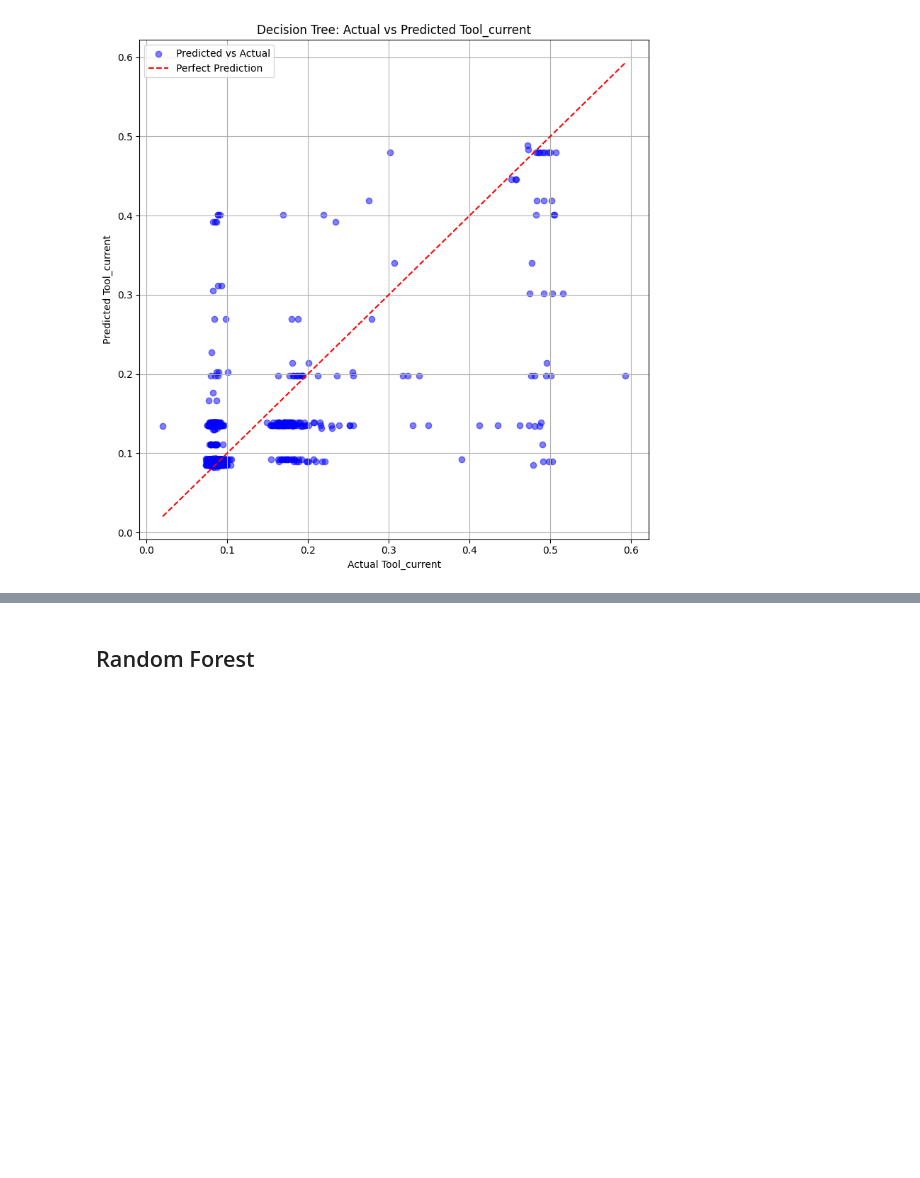
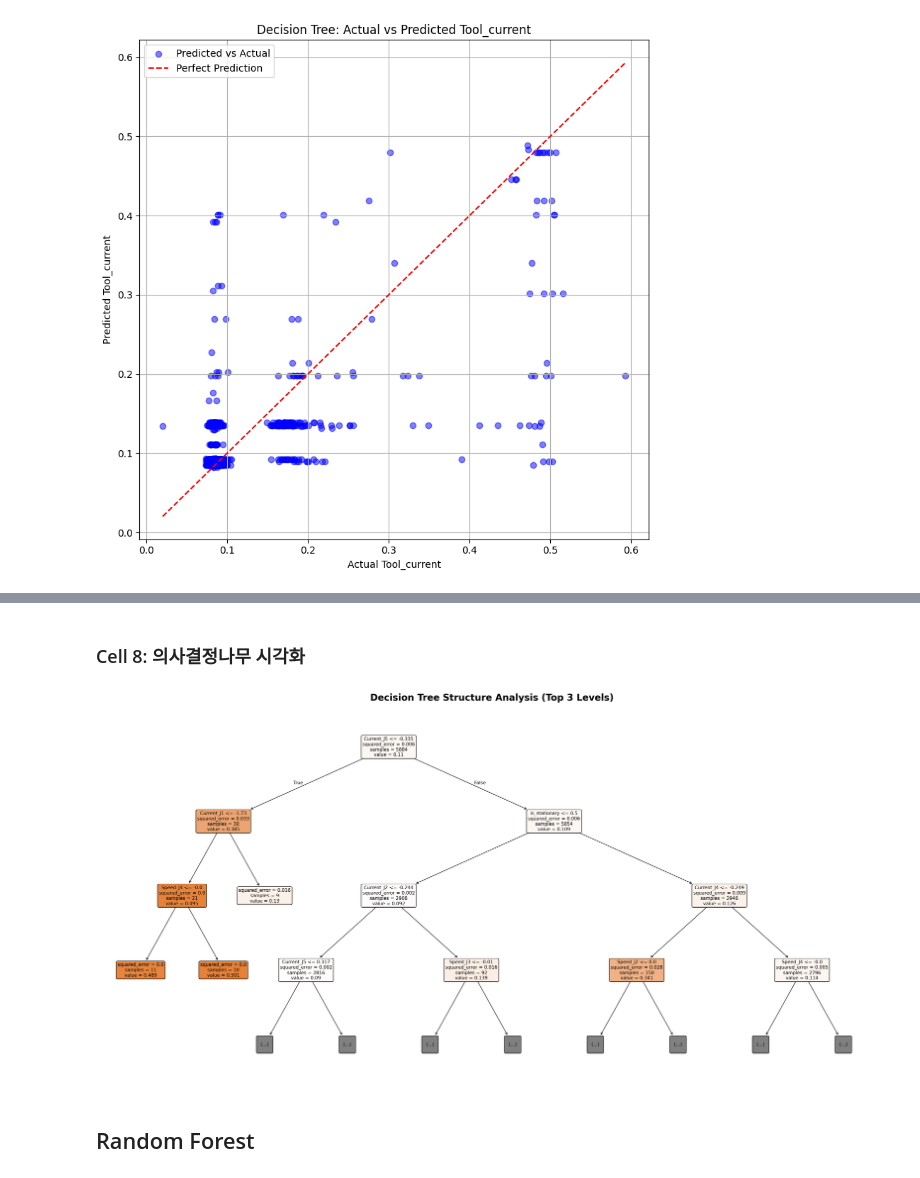
Before and after one commit to kzming2007/Catholic_ML_final_project, a Jupyter notebook: notebooks/02_2_Regression_RandomForest.ipynb, the cells around one changed output, grey strips where cells are left out. Cells and saved outputs as stored; diff of their text form; code cells hidden in the pictures; blank space fills up the shorter version.

```diff
--- a/notebooks/02_2_Regression_RandomForest.ipynb
+++ b/notebooks/02_2_Regression_RandomForest.ipynb
@@ -274,3 +317,30 @@ plt.show()
+# %% [markdown]
+### Cell 8: 의사결정나무 시각화
+# %%
+from sklearn.tree import plot_tree
+
+# 1. 그래프 크기 설정 (노드가 크므로 가로로 길고 시원하게 설정합니다)
+plt.figure(figsize=(24, 12), dpi=150)  # dpi를 높이면 저장 시 이미지가 깨지지 않습니다.
+
+# 2. plot_tree 실행
+plot_tree(
+    best_dt,
+    max_depth=3,               # [중요] 상위 3단계까지만 그려 가독성을 확보합니다 (전체 확인을 원하시면 이 줄을 삭제하세요)
+    feature_names=input_cols,  # [매우 중요] X[0], X[1] 대신 실제 변수명(Current_J4 등)이 표기됩니다.
+    filled=True,               # 예측값(Tool_current)의 크기에 따라 노드에 색상이 알록달록하게 채워집니다.
+    rounded=True,              # 노드 박스 모서리를 둥글게 만들어 가독성을 높입니다.
+    fontsize=10                # 박스 안의 글자 크기 조정
+)
+
+# 3. 타이틀 설정 및 이미지 파일로 저장
+plt.title("Decision Tree Structure Analysis (Top 3 Levels)", fontsize=20, fontweight='bold', pad=20)
+plt.tight_layout()
+
+# 보고서 한글 작성을 위해 바로 복사해서 붙여넣을 수 있도록 이미지로 저장해둡니다.
+plt.savefig("decision_tree_structure.png", bbox_inches='tight', dpi=300)
+plt.show()
+# %% [output]
+[figure, added]
 # %% [markdown]
 ## Random Forest
 # %% [markdown]
```
Also changed, not shown: parts of 9 cells of this notebook.
